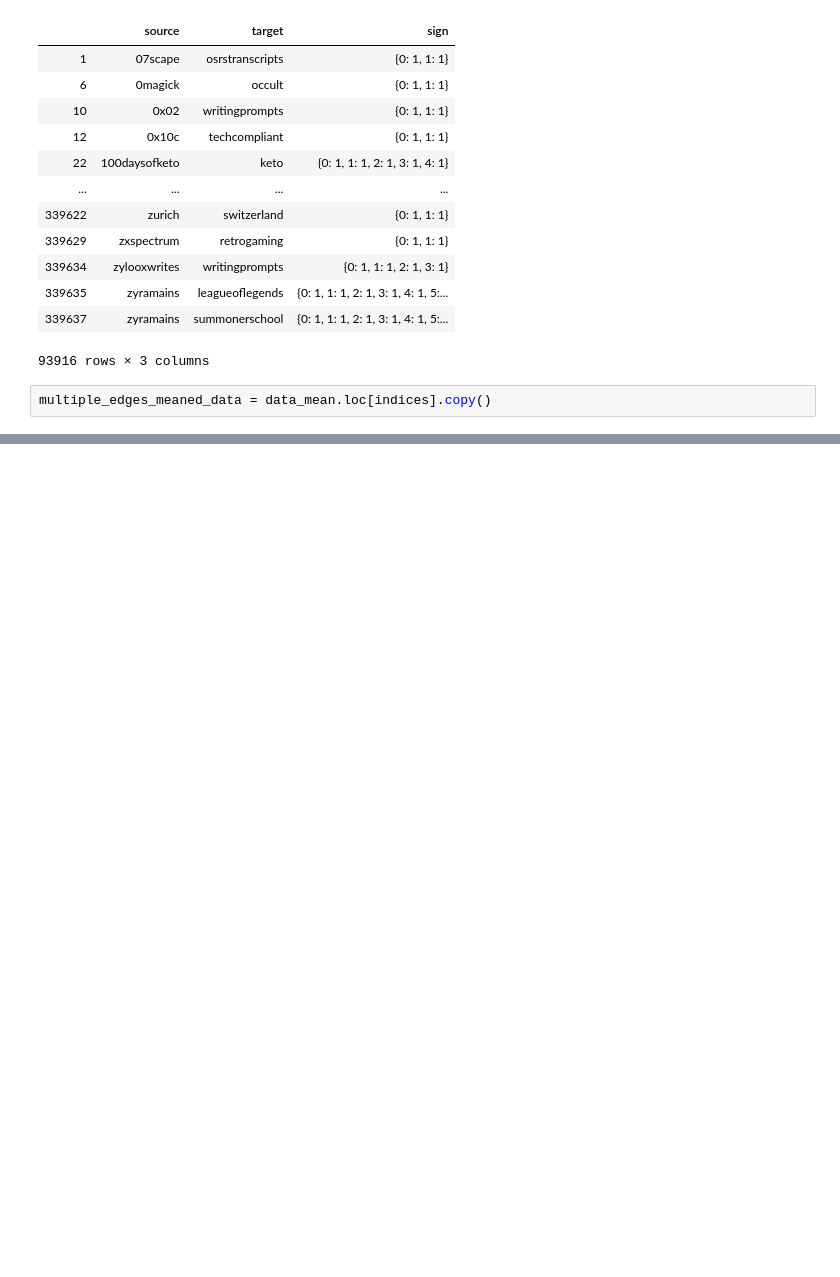
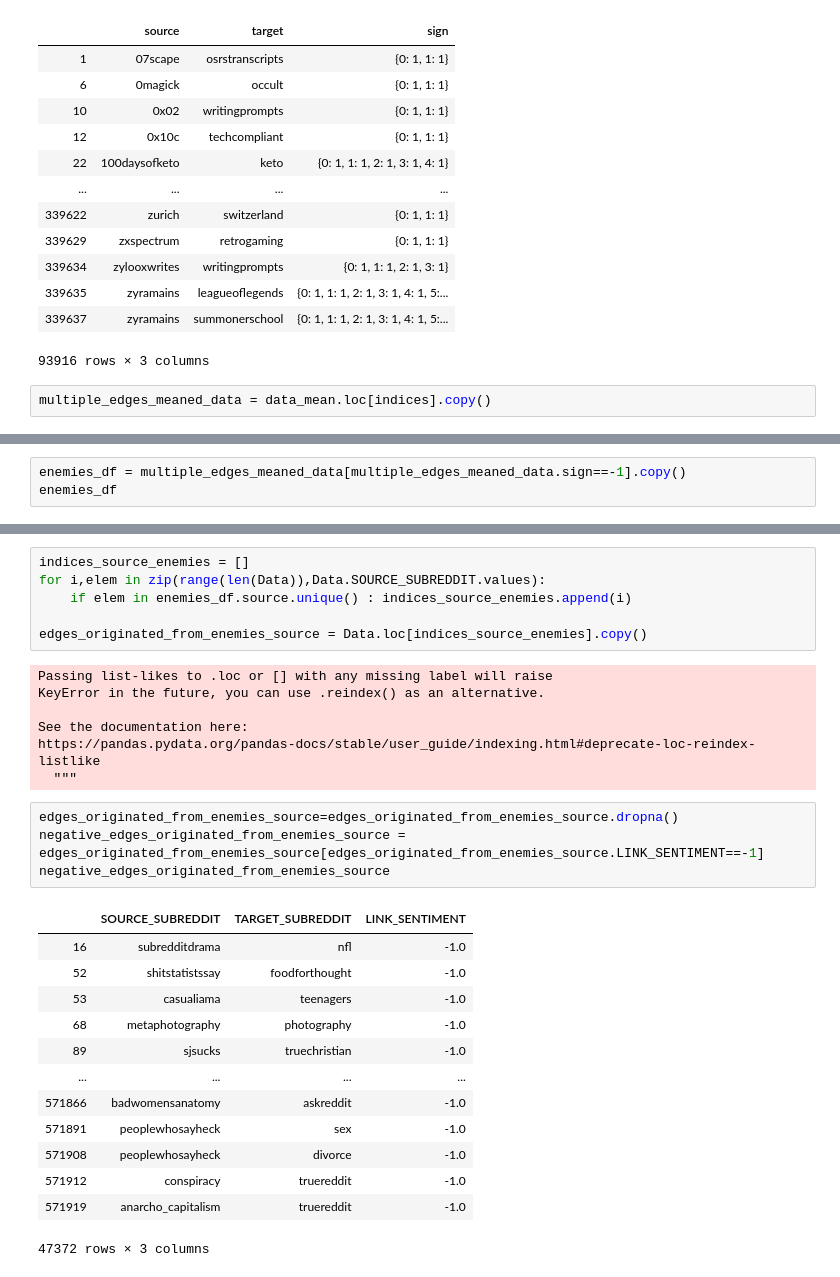
Before and after one commit to epfl-ada/ada-2020-project-milestone-p3-p3_wara9i, a Jupyter notebook: creative_extension.ipynb, the cells around one changed output, grey strips where cells are left out. Drawn from its saved outputs; the diff is of its cells as text; blank space fills up the shorter version.

```diff
--- a/creative_extension.ipynb
+++ b/creative_extension.ipynb
@@ -822,0 +308,3 @@ final
+# %%
+enemies_df = multiple_edges_meaned_data[multiple_edges_meaned_data.sign==-1].copy()
+enemies_df
@@ -822,0 +348,31 @@ final
+# %%
+indices_source_enemies = []
+for i,elem in zip(range(len(Data)),Data.SOURCE_SUBREDDIT.values):
+    if elem in enemies_df.source.unique() : indices_source_enemies.append(i)
+
+edges_originated_from_enemies_source = Data.loc[indices_source_enemies].copy()
+# %% [output]
+Passing list-likes to .loc or [] with any missing label will raise
+KeyError in the future, you can use .reindex() as an alternative.
+
+See the documentation here:
+https://pandas.pydata.org/pandas-docs/stable/user_guide/indexing.html#deprecate-loc-reindex-listlike
+  """
+# %%
+edges_originated_from_enemies_source=edges_originated_from_enemies_source.dropna()
+negative_edges_originated_from_enemies_source = edges_originated_from_enemies_source[edges_originated_from_enemies_source.LINK_SENTIMENT==-1]
+negative_edges_originated_from_enemies_source
+# %% [output]
+|  | SOURCE_SUBREDDIT | TARGET_SUBREDDIT | LINK_SENTIMENT |
+| 16 | subredditdrama | nfl | -1.0 |
+| 52 | shitstatistssay | foodforthought | -1.0 |
+| 53 | casualiama | teenagers | -1.0 |
+| 68 | metaphotography | photography | -1.0 |
+| 89 | sjsucks | truechristian | -1.0 |
+| ... | ... | ... | ... |
+| 571866 | badwomensanatomy | askreddit | -1.0 |
+| 571891 | peoplewhosayheck | sex | -1.0 |
+| 571908 | peoplewhosayheck | divorce | -1.0 |
+| 571912 | conspiracy | truereddit | -1.0 |
+| 571919 | anarcho_capitalism | truereddit | -1.0 |
+47372 rows × 3 columns
```
Also changed, not shown: parts of 77 cells of this notebook.
